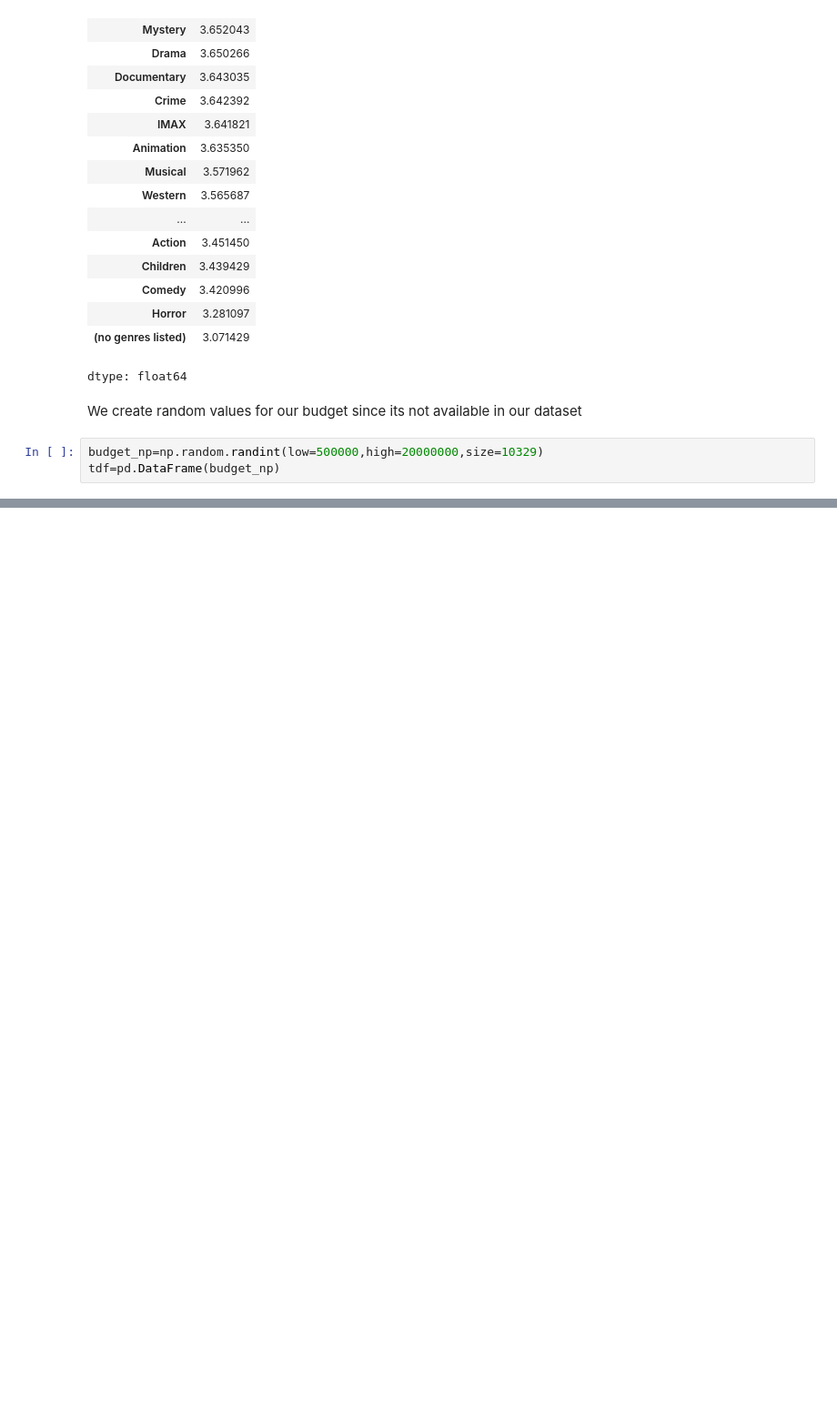
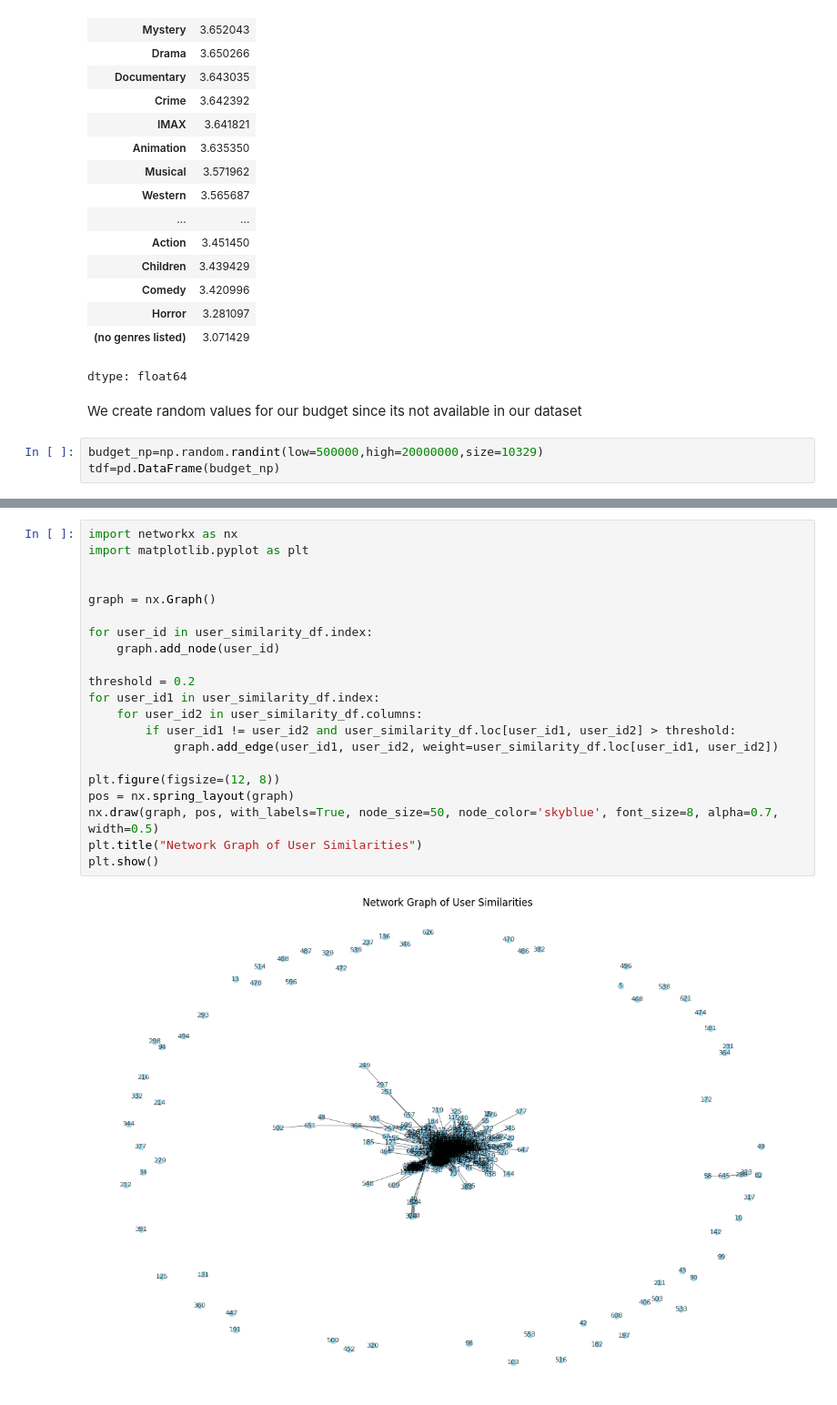
Before and after one commit to thecountrox/datascience_notebooks, a Jupyter notebook: RecommendationSystem.ipynb, the cells around one changed output, grey strips where cells are left out. Shown at 91% size. Cells and saved outputs as stored; diff of their text form; blank space fills up the shorter version.

```diff
--- a/RecommendationSystem.ipynb
+++ b/RecommendationSystem.ipynb
@@ -126,0 +190,23 @@ tdf=pd.DataFrame(budget_np)
+# %%
+import networkx as nx
+import matplotlib.pyplot as plt
+
+
+graph = nx.Graph()
+
+for user_id in user_similarity_df.index:
+    graph.add_node(user_id)
+
+threshold = 0.2
+for user_id1 in user_similarity_df.index:
+    for user_id2 in user_similarity_df.columns:
+        if user_id1 != user_id2 and user_similarity_df.loc[user_id1, user_id2] > threshold:
+            graph.add_edge(user_id1, user_id2, weight=user_similarity_df.loc[user_id1, user_id2])
+
+plt.figure(figsize=(12, 8))
+pos = nx.spring_layout(graph)
+nx.draw(graph, pos, with_labels=True, node_size=50, node_color='skyblue', font_size=8, alpha=0.7, width=0.5)
+plt.title("Network Graph of User Similarities")
+plt.show()
+# %% [output]
+[figure, added]
```
Also changed, not shown: parts of 5 cells of this notebook.
